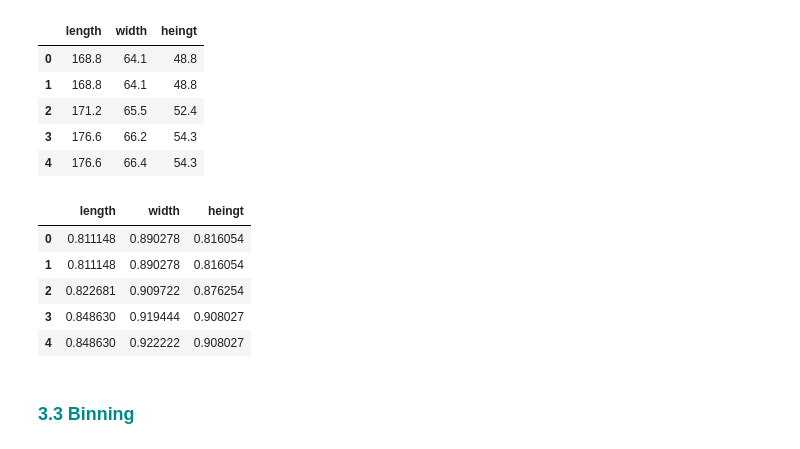
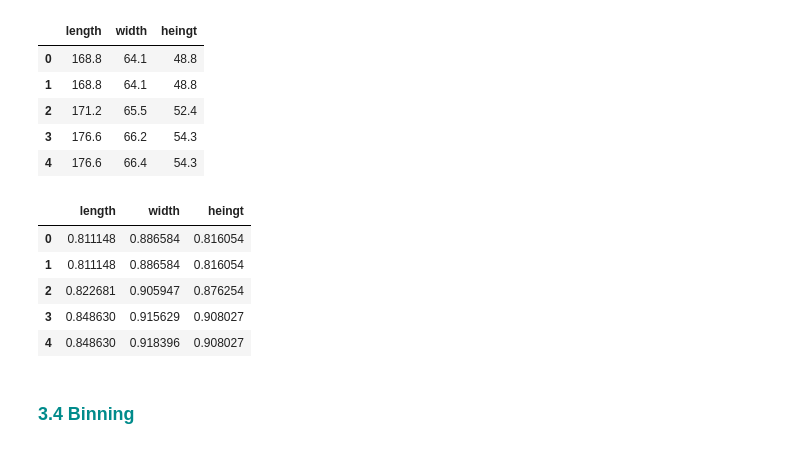
Before and after one commit to KevinCZ1989/DataAnalysis, a Jupyter notebook: EDA_AUTOS_3C2022.ipynb, the cells around one changed output. Drawn from its saved outputs; the diff is of its cells as text; code cells hidden in the pictures.

```diff
--- a/EDA_AUTOS_3C2022.ipynb
+++ b/EDA_AUTOS_3C2022.ipynb
@@ -139,6 +139,6 @@ Index(['symboling', 'normalized', 'make', 'fuel', 'aspiration', 'doors',
        'price'],
       dtype='object')
 # %%
-df_1er_autos.rename({"compression" : "Compression"}, axis=1, inplace=True)
+df_1er_autos.rename({"engine size" : "Engine-Size"}, axis=1, inplace=True)
 df_1er_autos.describe()
 # %% [output]
@@ -327,5 +300,5 @@ La media de engine-size es:  128.0
 # %%
-dfAutos["horsepower"].replace(np.nan, 102, inplace = True)
+dfAutos["price"].replace(np.nan, 12781, inplace = True)
 dfAutos.head(5)
 # %% [output]
 |  | symboling | normalized | make | fuel | aspiration | doors | style | wheels | engine | base | ... |
@@ -355,7 +328,7 @@ dfAutos.head(5)
 # %% [markdown]
 <h2 style="color:#708090"> 2.5 Eliminar filas con valores faltantes. </h2>
 # %%
-dfAutos.dropna(subset = ["price"], axis = 0, inplace = True)
+dfAutos.dropna(subset = ["engine-size"], axis = 0, inplace = True)
 dfAutos.reset_index(drop = True, inplace = True)
 # %%
 dfValoresFaltantes = dfAutos.isnull()
@@ -460,7 +434,7 @@ dfAutos.head(2)
 # %%
-dfAutos["City Lts/100Km"] = 235/dfAutos["City"] #Conversión de consumo de combustible de galones p/ milla a Km por hora en ciudad
-dfAutos["Higway Lts/100Km"] = 235/dfAutos["Higway"] #Conversión de consumo de combustible de galones p/ milla a Km por hora en autopista
-dfAutos.head(2)
+dfAutos["City L/100Km"] = 235/dfAutos["City"] #Conversión de consumo de combustible de galones p/ milla a Km por hora en ciudad
+dfAutos["Higway L/100Km"] = 235/dfAutos["Higway"] #Conversión de consumo de combustible de galones p/ milla a Km por hora en autopista
+dfAutos.head(3)
 # %% [output]
 |  | symboling | normalized | make | fuel | aspiration | doors | style | wheels | engine | base | ... |
 | 0 | 3 | 122 | alfa-romero | gas | std | two | convertible | rwd | front | 88.6 | ... |
@@ -483,16 +458,16 @@ dfAutos["length"] = dfAutos["length"]/dfAutos["length"].max()
 dfAutos["width"] = dfAutos["width"]/dfAutos["width"].max()
 dfAutos["heingt"] = dfAutos["heingt"]/dfAutos["heingt"].max()
 # %%
-dfTemp = dfAutos[["length", "width", "heingt"]]
-dfTemp.head(5)
+dfTemp2 = dfAutos[["length", "width", "heingt"]]
+dfTemp2.head(5)
 # %% [output]
 |  | length | width | heingt |
-| 0 | 0.811148 | 0.890278 | 0.816054 |
-| 1 | 0.811148 | 0.890278 | 0.816054 |
-| 2 | 0.822681 | 0.909722 | 0.876254 |
-| 3 | 0.848630 | 0.919444 | 0.908027 |
-| 4 | 0.848630 | 0.922222 | 0.908027 |
+| 0 | 0.811148 | 0.886584 | 0.816054 |
+| 1 | 0.811148 | 0.886584 | 0.816054 |
+| 2 | 0.822681 | 0.905947 | 0.876254 |
+| 3 | 0.848630 | 0.915629 | 0.908027 |
+| 4 | 0.848630 | 0.918396 | 0.908027 |
 # %% [markdown]
-<h3 style="color:#008B8B"> 3.3 Binning </h3>
+<h3 style="color:#008B8B"> 3.4 Binning </h3>
 # %%
 dfTemp = dfAutos["horsepower"]
```
Also changed, not shown: parts of 40 cells of this notebook.
